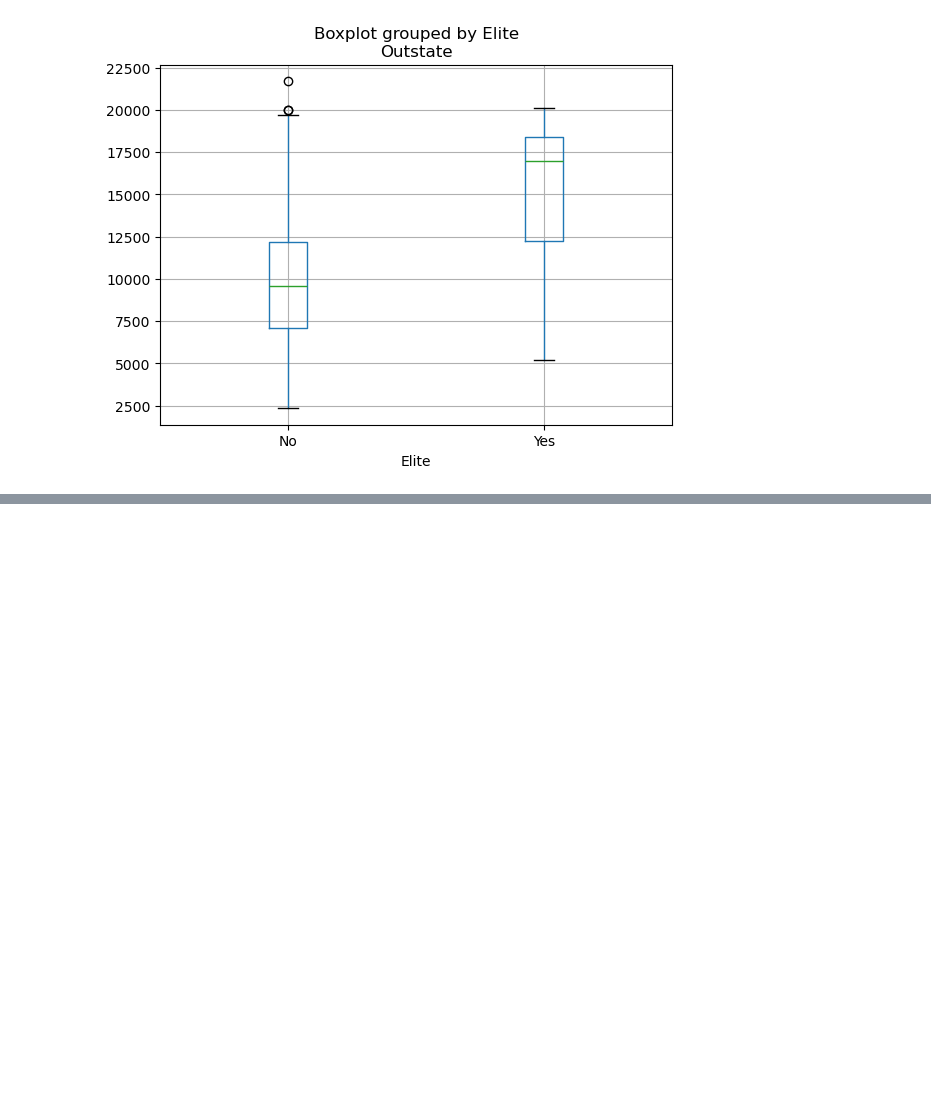
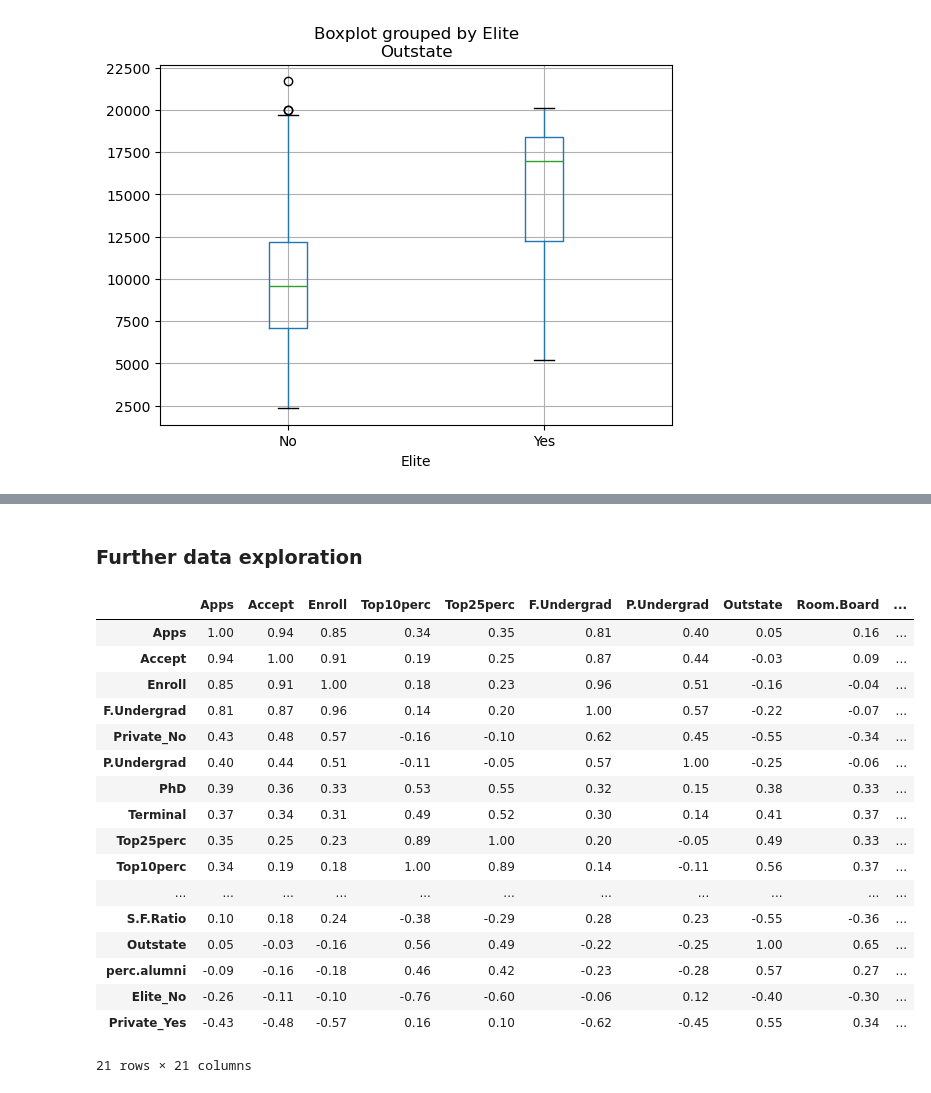
Before and after one commit to KatjaParak/Databehandling-Katsiaryna-Parakhnevich, a Jupyter notebook: Labs/Lab1.ipynb, the cells around one changed output, grey strips where cells are left out. Cells and saved outputs as stored; diff of their text form; code cells hidden in the pictures; blank space fills up the shorter version.

```diff
--- a/Labs/Lab1.ipynb
+++ b/Labs/Lab1.ipynb
@@ -74,0 +98,24 @@ array([[<Axes: title={'center': 'Accept'}>,
+# %% [markdown]
+### Further data exploration
+# %%
+college_corr = pd.get_dummies(college).corr().round(2).sort_values(by='Apps',ascending=False)
+college_corr
+# %% [output]
+|  | Apps | Accept | Enroll | Top10perc | Top25perc | F.Undergrad | P.Undergrad | Outstate | Room.Board | ... |
+| Apps | 1.00 | 0.94 | 0.85 | 0.34 | 0.35 | 0.81 | 0.40 | 0.05 | 0.16 | ... |
+| Accept | 0.94 | 1.00 | 0.91 | 0.19 | 0.25 | 0.87 | 0.44 | -0.03 | 0.09 | ... |
+| Enroll | 0.85 | 0.91 | 1.00 | 0.18 | 0.23 | 0.96 | 0.51 | -0.16 | -0.04 | ... |
+| F.Undergrad | 0.81 | 0.87 | 0.96 | 0.14 | 0.20 | 1.00 | 0.57 | -0.22 | -0.07 | ... |
+| Private_No | 0.43 | 0.48 | 0.57 | -0.16 | -0.10 | 0.62 | 0.45 | -0.55 | -0.34 | ... |
+| P.Undergrad | 0.40 | 0.44 | 0.51 | -0.11 | -0.05 | 0.57 | 1.00 | -0.25 | -0.06 | ... |
+| PhD | 0.39 | 0.36 | 0.33 | 0.53 | 0.55 | 0.32 | 0.15 | 0.38 | 0.33 | ... |
+| Terminal | 0.37 | 0.34 | 0.31 | 0.49 | 0.52 | 0.30 | 0.14 | 0.41 | 0.37 | ... |
+| Top25perc | 0.35 | 0.25 | 0.23 | 0.89 | 1.00 | 0.20 | -0.05 | 0.49 | 0.33 | ... |
+| Top10perc | 0.34 | 0.19 | 0.18 | 1.00 | 0.89 | 0.14 | -0.11 | 0.56 | 0.37 | ... |
+| ... | ... | ... | ... | ... | ... | ... | ... | ... | ... | ... |
+| S.F.Ratio | 0.10 | 0.18 | 0.24 | -0.38 | -0.29 | 0.28 | 0.23 | -0.55 | -0.36 | ... |
+| Outstate | 0.05 | -0.03 | -0.16 | 0.56 | 0.49 | -0.22 | -0.25 | 1.00 | 0.65 | ... |
+| perc.alumni | -0.09 | -0.16 | -0.18 | 0.46 | 0.42 | -0.23 | -0.28 | 0.57 | 0.27 | ... |
+| Elite_No | -0.26 | -0.11 | -0.10 | -0.76 | -0.60 | -0.06 | 0.12 | -0.40 | -0.30 | ... |
+| Private_Yes | -0.43 | -0.48 | -0.57 | 0.16 | 0.10 | -0.62 | -0.45 | 0.55 | 0.34 | ... |
+21 rows × 21 columns
```
Also changed, not shown: parts of 15 cells of this notebook.
